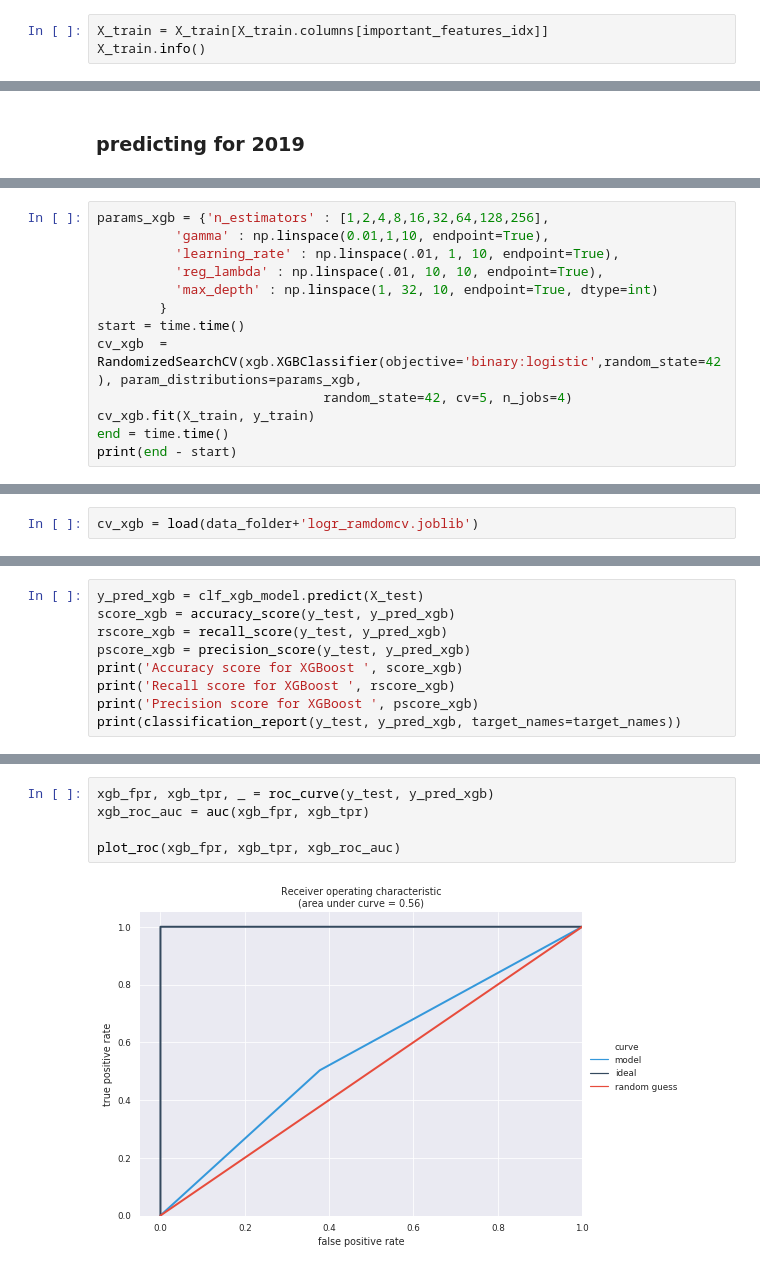
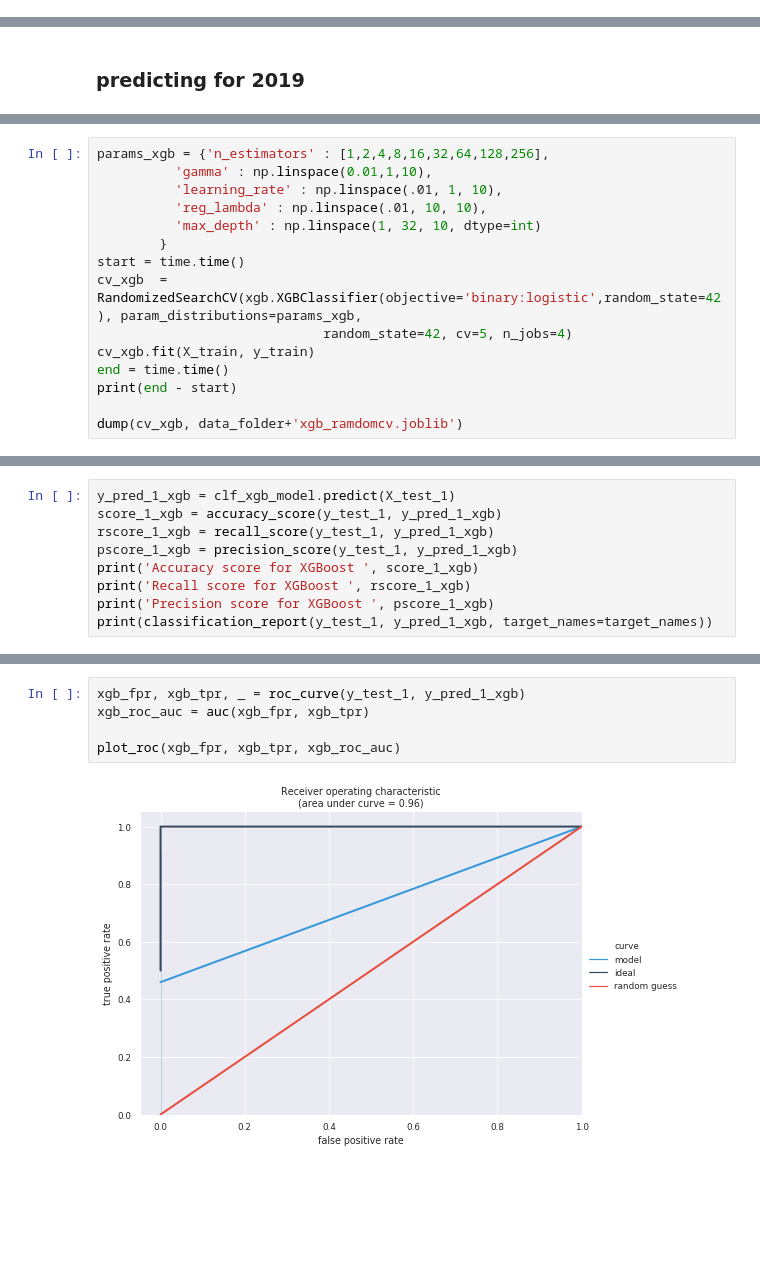
Before and after one commit to sirisurab/ncaa, a Jupyter notebook: notebooks/Feature_Selection.ipynb, the cells around one changed output, grey strips where cells are left out. Saved outputs shown, nothing was run; the diff lists cells and outputs as text; blank space fills up the shorter version.

```diff
--- a/notebooks/Feature_Selection.ipynb
+++ b/notebooks/Feature_Selection.ipynb
@@ -198,3 +171,0 @@ plt.show()
-# %%
-X_train = X_train[X_train.columns[important_features_idx]]
-X_train.info()
@@ -325,9 +352,9 @@ Index(['seasons.COUNT(games)', 'LTeams.MEDIAN(games.WScore)',
 # %%
 params_xgb = {'n_estimators' : [1,2,4,8,16,32,64,128,256],
-          'gamma' : np.linspace(0.01,1,10, endpoint=True),
-          'learning_rate' : np.linspace(.01, 1, 10, endpoint=True),
-          'reg_lambda' : np.linspace(.01, 10, 10, endpoint=True),
-          'max_depth' : np.linspace(1, 32, 10, endpoint=True, dtype=int)
+          'gamma' : np.linspace(0.01,1,10),
+          'learning_rate' : np.linspace(.01, 1, 10),
+          'reg_lambda' : np.linspace(.01, 10, 10),
+          'max_depth' : np.linspace(1, 32, 10, dtype=int)
         }
 start = time.time()
 cv_xgb  = RandomizedSearchCV(xgb.XGBClassifier(objective='binary:logistic',random_state=42), param_distributions=params_xgb,
@@ -335,4 +362,6 @@ cv_xgb  = RandomizedSearchCV(xgb.XGBClassifier(objective='binary:logistic',rando
 cv_xgb.fit(X_train, y_train)
 end = time.time()
 print(end - start)
+
+dump(cv_xgb, data_folder+'xgb_ramdomcv.joblib')
 # %% [output]
@@ -342,3 +370 @@ dump(cv_xgb, data_folder+'xgb_ramdomcv.joblib')
-# %%
-cv_xgb = load(data_folder+'logr_ramdomcv.joblib')
 # %%
@@ -359,10 +387,10 @@ print(end - start)
 # %%
-y_pred_xgb = clf_xgb_model.predict(X_test)
-score_xgb = accuracy_score(y_test, y_pred_xgb)
-rscore_xgb = recall_score(y_test, y_pred_xgb)
-pscore_xgb = precision_score(y_test, y_pred_xgb)
-print('Accuracy score for XGBoost ', score_xgb)
-print('Recall score for XGBoost ', rscore_xgb)
-print('Precision score for XGBoost ', pscore_xgb)
-print(classification_report(y_test, y_pred_xgb, target_names=target_names))
+y_pred_1_xgb = clf_xgb_model.predict(X_test_1)
+score_1_xgb = accuracy_score(y_test_1, y_pred_1_xgb)
+rscore_1_xgb = recall_score(y_test_1, y_pred_1_xgb)
+pscore_1_xgb = precision_score(y_test_1, y_pred_1_xgb)
+print('Accuracy score for XGBoost ', score_1_xgb)
+print('Recall score for XGBoost ', rscore_1_xgb)
+print('Precision score for XGBoost ', pscore_1_xgb)
+print(classification_report(y_test_1, y_pred_1_xgb, target_names=target_names))
 # %% [output]
@@ -380,7 +408,7 @@ weighted avg       0.56      0.56      0.56       323
 # %%
-xgb_fpr, xgb_tpr, _ = roc_curve(y_test, y_pred_xgb)
+xgb_fpr, xgb_tpr, _ = roc_curve(y_test_1, y_pred_1_xgb)
 xgb_roc_auc = auc(xgb_fpr, xgb_tpr)
 
 plot_roc(xgb_fpr, xgb_tpr, xgb_roc_auc)
 # %% [output]
-[figure, old version]
+[figure, new version]
```
Also changed, not shown: parts of 46 cells of this notebook, 4 other files.
